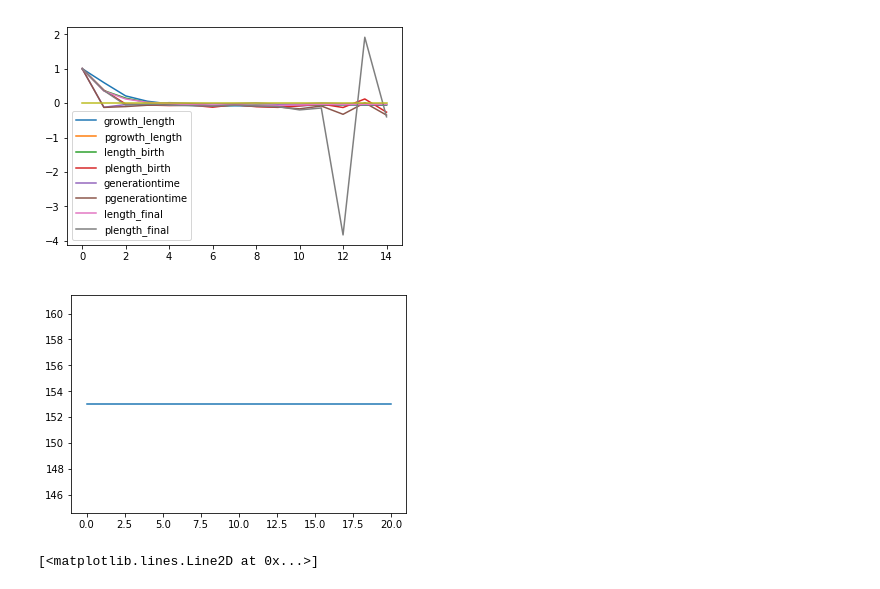
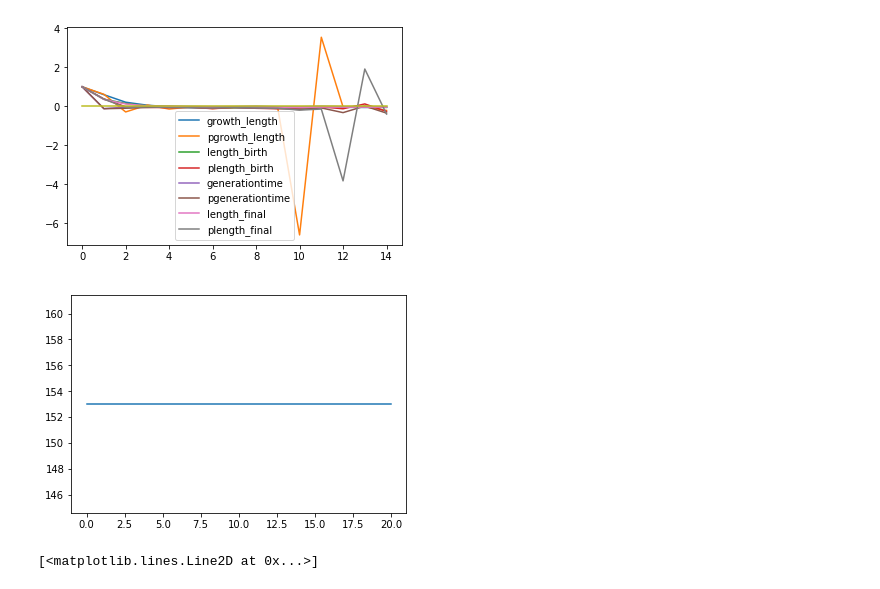
Before and after one commit to lukasgeyrhofer/sistercells, a Jupyter notebook: Analysis.ipynb, the cells around one changed output. Drawn from its saved outputs; the diff is of its cells as text; code cells hidden in the pictures.

Commit message:
pacf #2

```diff
--- a/Analysis.ipynb
+++ b/Analysis.ipynb
@@ -116,10 +116,10 @@ print 'mean: {}, sigma2: {}'.format(m,v)
 print 'count all division events: {}'.format(np.sum(countdiv,dtype=int))
 # %%
 acflen = 20
-
 acf  = dict()
 pacf = dict()
-for dataID,filename,x in data:
+
+for dataID in range(len(data)):
     a,b = data.CellDivisionTrajectory(dataID)
     for k in [kk[:-1] for kk in a.keys() if kk[:-1] != 'time']:
         if not k in acf.keys():
@@ -129,39 +129,39 @@ for dataID,filename,x in data:
         if len(a[k + 'A']) > acflen and not np.isnan(a[k + 'A']).any():
             acf[k].append(sm.tsa.stattools.acf(a[k + 'A'], nlags = acflen, missing = 'drop'))
             pacf[k].append(sm.tsa.stattools.pacf(a[k + 'A'], nlags = acflen))
-        if lb > 20:
-            acf[k].append(sm.tsa.stattools.acf(b[k + 'B'], nlags = 20, missing = 'drop'))
-            pacf[k].append(sm.tsa.stattools.pacf(b[k + 'B'], nlags = 20))
+        if len(b[k + 'B']) > acflen and not np.isnan(b[k + 'B']).any():
+            acf[k].append(sm.tsa.stattools.acf(b[k + 'B'], nlags = acflen, missing = 'drop'))
+            pacf[k].append(sm.tsa.stattools.pacf(b[k + 'B'], nlags = acflen))
 
 acf_avg  = dict()
 pacf_avg = dict()
 for k in acf.keys():
     maxl        = np.max([len(a) for a in acf[k]])
     count       = np.zeros(maxl)
     maxlp       = np.max([len(a) for a in pacf[k]])
     countp      = np.zeros(maxlp)
     acf_avg[k]  = np.zeros(maxl)
     pacf_avg[k] = np.zeros(maxlp)
     for a in acf[k]:
         acf_avg[k][:len(a)] += a
         count[:len(a)] += 1.
     for a in pacf[k]:
         pacf_avg[k][:len(a)] += a
         countp[:len(a)] += 1.
     acf_avg[k] /= count
     pacf_avg[k] /= countp
     plt.plot(np.arange(15),acf_avg[k][:15],label = k)
     plt.plot(np.arange(15),pacf_avg[k][:15],label = 'p' + k)
 plt.plot(np.arange(15),np.zeros(15))
 plt.legend()
 plt.show()
 
 plt.plot(count)
 
 for k in acf_avg.keys():
     np.savetxt('ACF_{}.txt'.format(k),np.array([np.arange(len(acf_avg[k])),acf_avg[k],pacf_avg[k]]).T)
 # %% [output]
-[figure, old version]
+[figure, new version]
 [figure]
 # %%
 a,b = data.CellDivisionTrajectory(3)
```
